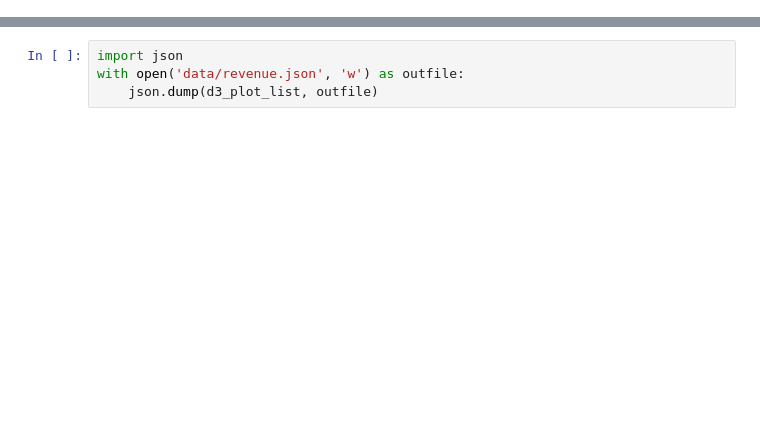
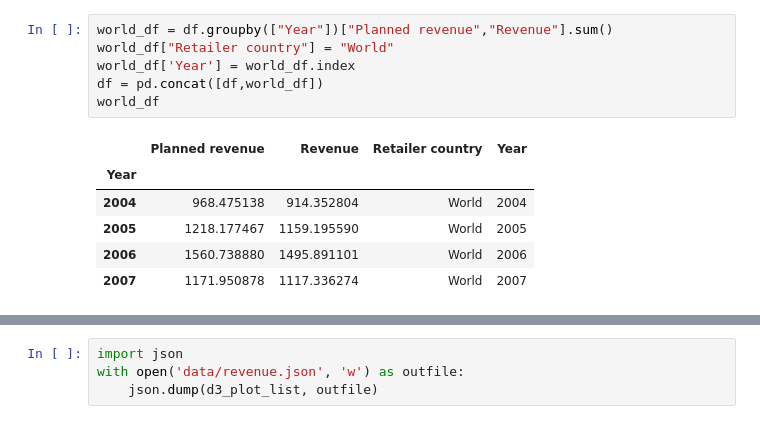
Before and after one commit to escapa12/Visualization, a Jupyter notebook: Task2/reveneu_agg.ipynb, the cells around one changed output, grey strips where cells are left out. Drawn from its saved outputs; the diff is of its cells as text; blank space fills up the shorter version.

```diff
--- a/Task2/reveneu_agg.ipynb
+++ b/Task2/reveneu_agg.ipynb
@@ -12,3 +12,16 @@ array(['United States', 'Canada', 'Japan', 'China', 'Singapore',
+# %%
+world_df = df.groupby(["Year"])["Planned revenue","Revenue"].sum()
+world_df["Retailer country"] = "World"
+world_df['Year'] = world_df.index
+df = pd.concat([df,world_df])
+world_df
+# %% [output]
+|  | Planned revenue | Revenue | Retailer country | Year |
+| Year |  |  |  |  |
+| 2004 | 968.475138 | 914.352804 | World | 2004 |
+| 2005 | 1218.177467 | 1159.195590 | World | 2005 |
+| 2006 | 1560.738880 | 1495.891101 | World | 2006 |
+| 2007 | 1171.950878 | 1117.336274 | World | 2007 |
 # %%
 clean_df = df[["Year","Revenue","Planned revenue", "Retailer country"]]\
     .groupby(["Retailer country", "Year"])[["Revenue","Planned revenue"]].sum()
```
Also changed, not shown: parts of 5 cells of this notebook, 4 other files.
